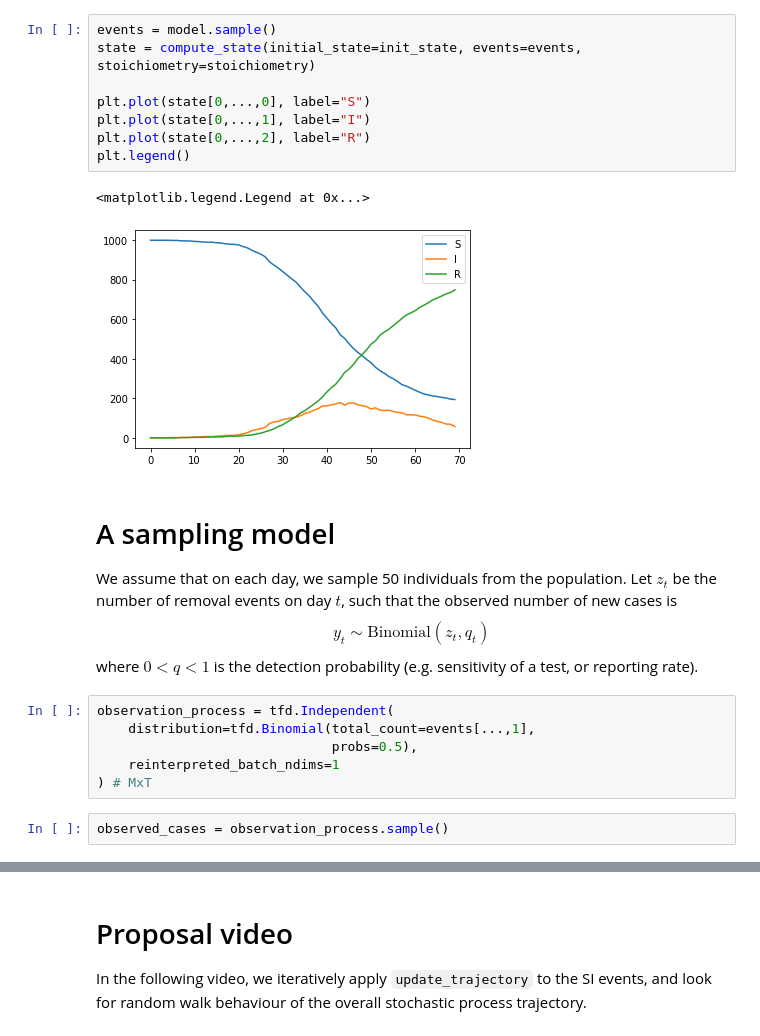
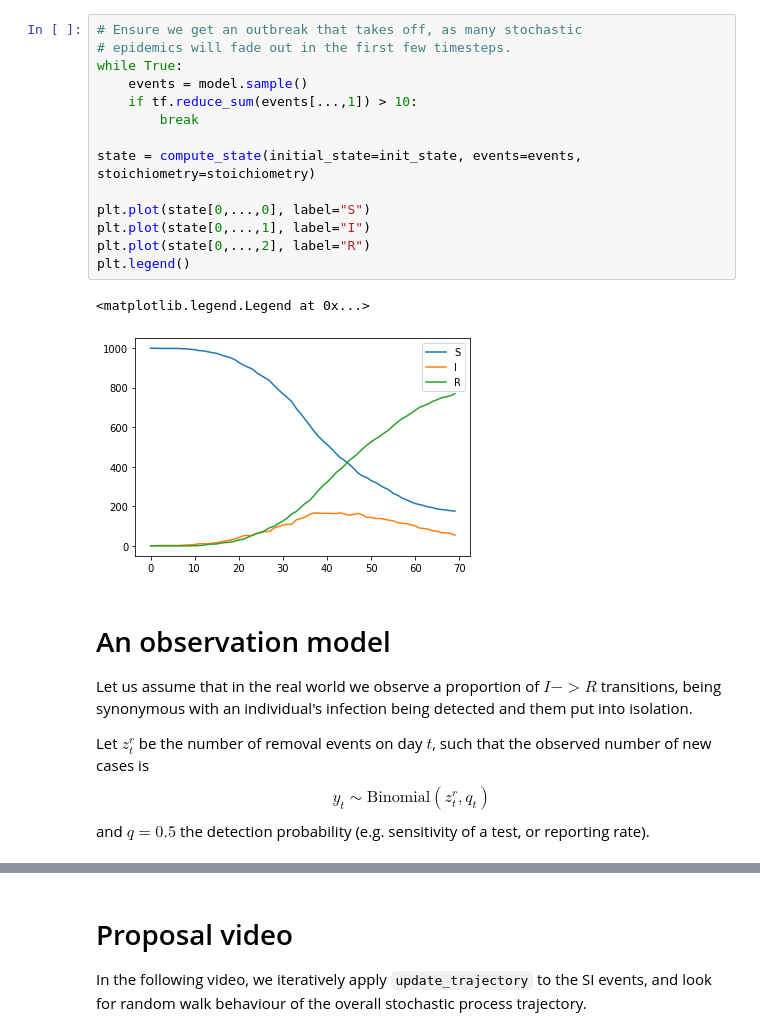
Before and after one commit to chrism0dwk/chain_binomial_rippler, a Jupyter notebook: CBR_SIR.ipynb, the cells around one changed output, grey strips where cells are left out. Cells and saved outputs as stored; diff of their text form.

```diff
--- a/CBR_SIR.ipynb
+++ b/CBR_SIR.ipynb
@@ -44,25 +80,25 @@ model = DiscreteTimeStateTransitionModel(transition_rates=hazard_fn,
 # %%
-events = model.sample()
+# Ensure we get an outbreak that takes off, as many stochastic
+# epidemics will fade out in the first few timesteps.
+while True:
+    events = model.sample()
+    if tf.reduce_sum(events[...,1]) > 10:
+        break
+
 state = compute_state(initial_state=init_state, events=events, stoichiometry=stoichiometry)
 
 plt.plot(state[0,...,0], label="S")
 plt.plot(state[0,...,1], label="I")
 plt.plot(state[0,...,2], label="R")
 plt.legend()
 # %% [output]
 <matplotlib.legend.Legend at 0x...>
-[figure, old version]
+[figure, new version]
 # %% [markdown]
-# A sampling model
+# An observation model
 
-We assume that on each day, we sample 50 individuals from the population.  Let $z_t$ be the number of removal events on day $t$, such that the observed number of new cases is
-$$y_t \sim \mbox{Binomial}(z_t, q_t)$$
-where $0 < q < 1$ is the detection probability (e.g. sensitivity of a test, or reporting rate).
+Let us assume that in the real world we observe a proportion of $I->R$ transitions, being synonymous with an individual's infection being detected and them put into isolation.
+
+Let $z^r_t$ be the number of removal events on day $t$, such that the observed number of new cases is
+$$y_t \sim \mbox{Binomial}(z^r_t, q_t)$$
+and $q=0.5$ the detection probability (e.g. sensitivity of a test, or reporting rate).
-# %%
-observation_process = tfd.Independent(
-    distribution=tfd.Binomial(total_count=events[...,1],
-                              probs=0.5),
-    reinterpreted_batch_ndims=1
-) # MxT
-# %%
-observed_cases = observation_process.sample()
```
Also changed, not shown: parts of 21 cells of this notebook.
